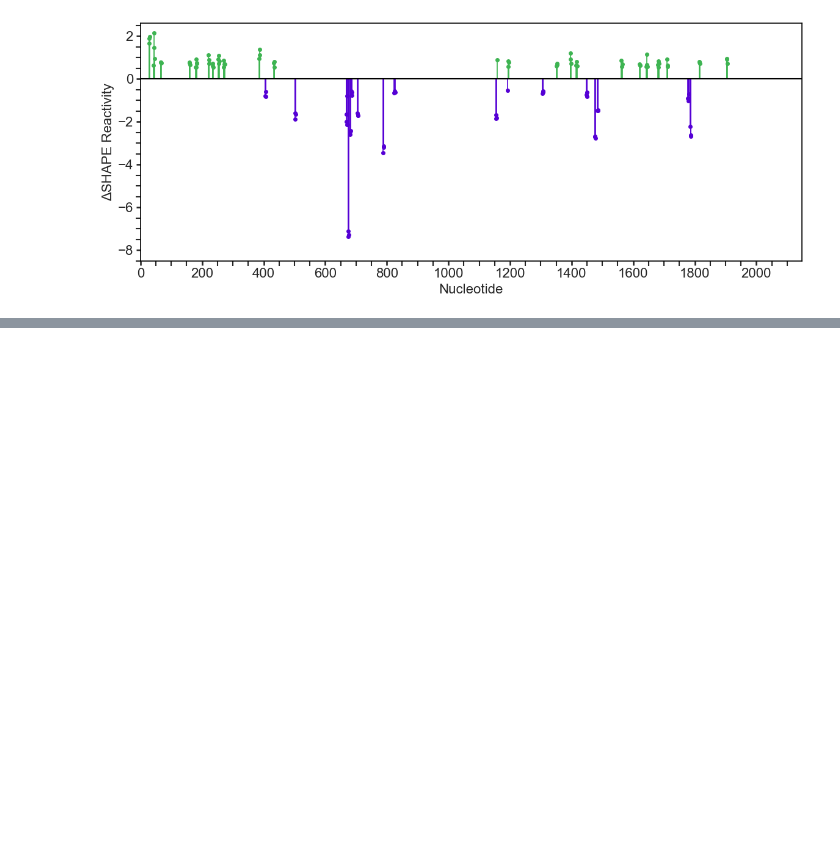
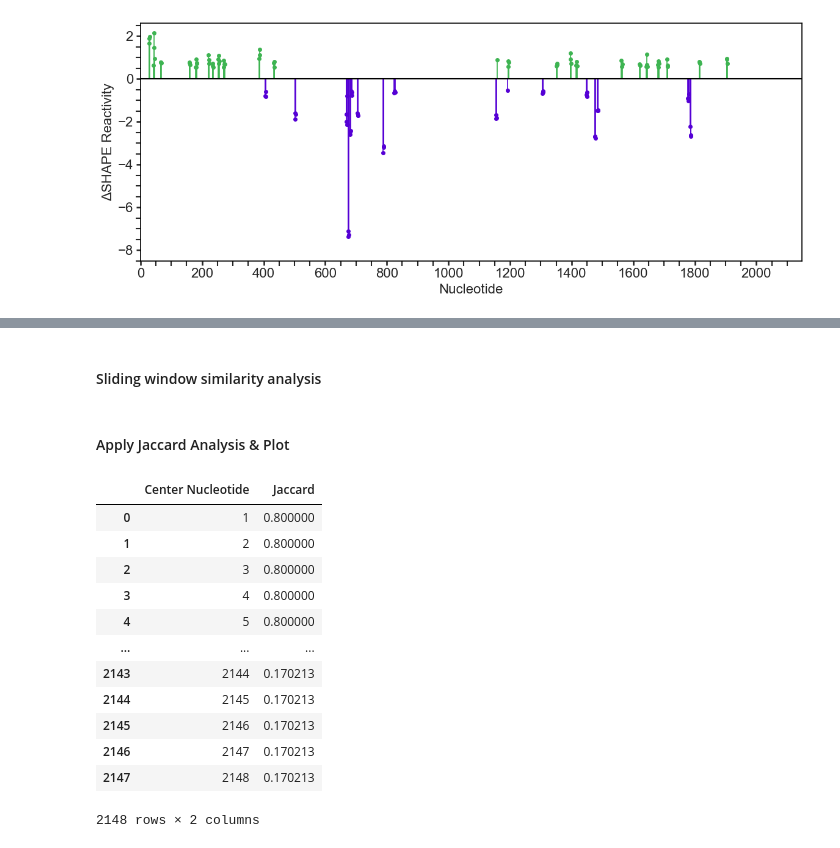
Before and after one commit to zerp4/HOTAIR, a Jupyter notebook: HOTAIR_Structure_Probing_Analysis.ipynb, the cells around one changed output, grey strips where cells are left out. Saved outputs shown, nothing was run; the diff lists cells and outputs as text; code cells hidden in the pictures; blank space fills up the shorter version.

```diff
--- a/HOTAIR_Structure_Probing_Analysis.ipynb
+++ b/HOTAIR_Structure_Probing_Analysis.ipynb
@@ -1289,0 +1336,33 @@ plt.show()
+# %% [markdown]
+#### Sliding window similarity analysis
+# %%
+# Calculate similarity score in sliding windows for two RNA structures
+def sliding_window_jaccard(bps1, bps2, length=2148, window=301, step=1):
+    """
+    bps1, bps2: base pair sets to compare
+    length: total RNA length in nts (from CT file), default = 2148 for HOTAIR
+    window: window size in nts, default = 301 (odd for symmetry around center nt)
+    step: step size in nts, default = 1
+    returns: DataFrame with similarity score per center nt
+    """
+    results = []
+
+    for pos in range(1, length + 1, step):
+        # define window around current position
+        start = max(1, pos - window // 2)
+        end   = min(length, pos + window // 2)
+
+        # base pairs in this window
+        local1 = bps_in_window(bps1, start, end)
+        local2 = bps_in_window(bps2, start, end)
+
+        score = jaccard(local1, local2)
+
+        results.append({
+            "Center Nucleotide": pos,
+            "Jaccard": score
+        })
+
+    return pd.DataFrame(results)
+# %% [markdown]
+#### Apply Jaccard Analysis & Plot
@@ -1289,0 +1382,17 @@ plt.show()
+# %%
+# check dataframe
+display(df12)
+# %% [output]
+|  | Center Nucleotide | Jaccard |
+| 0 | 1 | 0.800000 |
+| 1 | 2 | 0.800000 |
+| 2 | 3 | 0.800000 |
+| 3 | 4 | 0.800000 |
+| 4 | 5 | 0.800000 |
+| ... | ... | ... |
+| 2143 | 2144 | 0.170213 |
+| 2144 | 2145 | 0.170213 |
+| 2145 | 2146 | 0.170213 |
+| 2146 | 2147 | 0.170213 |
+| 2147 | 2148 | 0.170213 |
+2148 rows × 2 columns
```
Also changed, not shown: parts of 13 cells of this notebook, 2 other files.
